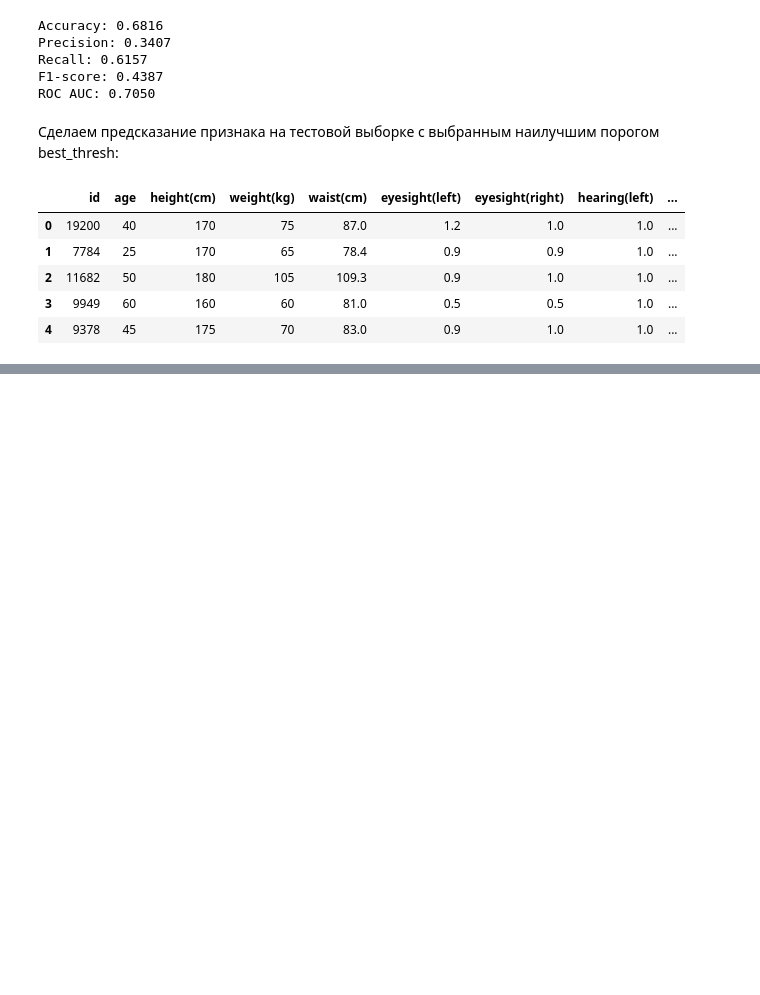
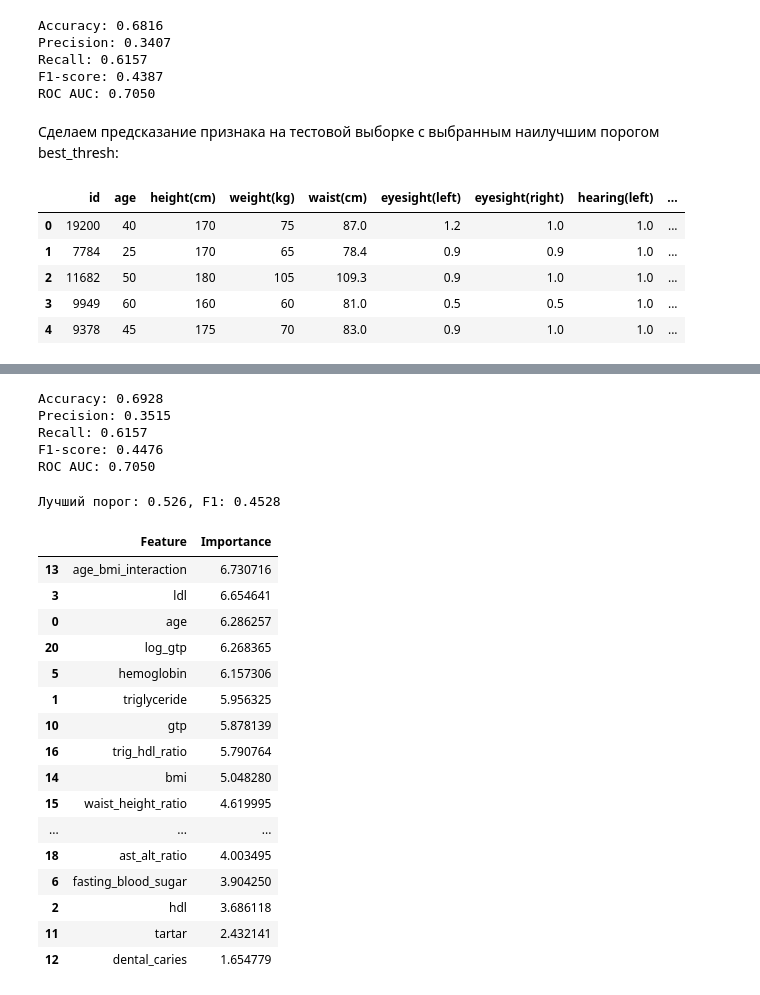
Before and after one commit to vulcan4ik/ds-smokers-research, a Jupyter notebook: ipynb/smokers-eda-catboost.ipynb, the cells around one changed output, grey strips where cells are left out. Cells and saved outputs as stored; diff of their text form; code cells hidden in the pictures; blank space fills up the shorter version.

```diff
--- a/ipynb/smokers-eda-catboost.ipynb
+++ b/ipynb/smokers-eda-catboost.ipynb
@@ -2251,0 +2398,7 @@ test.head(5)
+# %%
+train, val = train_test_split(
+    train_extra_features,
+    train_size=0.75,
+    random_state=42,
+    stratify=train_extra_features["smoking"],
+)
@@ -2251,0 +2564,22 @@ test.head(5)
+# %%
+params = {
+    "iterations": 2000,
+    "learning_rate": 0.0079,
+    "depth": 6,
+    "l2_leaf_reg": 5.0,  # регуляризация
+    "random_strength": 2.0,
+    "bagging_temperature": 0.3,  # лёгкий стохастический бэггинг
+    "border_count": 254,  # тоньше квантизация числовых
+    "auto_class_weights": "Balanced",
+    "verbose": 200,
+    "eval_metric": "AUC",
+    "random_state": 42,
+    "early_stopping_rounds": 200,
+}
+# %%
+train_data = Pool(data=train[X], label=train[y], cat_features=cat_features)
+
+valid_data = Pool(data=val[X], label=val[y], cat_features=cat_features)
+# %%
+model = CatBoostClassifier(**params)
+model.fit(train_data, eval_set=valid_data)
@@ -2251,0 +2604,48 @@ test.head(5)
+# %%
+y_pred = model.predict(val[X])
+print_metrics(val[y], y_pred)
+# %% [output]
+Accuracy: 0.6928
+Precision: 0.3515
+Recall: 0.6157
+F1-score: 0.4476
+ROC AUC: 0.7050
+# %%
+y_score = model.predict_proba(val[X])[:, 1]
+prec, rec, thr = precision_recall_curve(val[y], y_score)
+f1 = 2 * (prec * rec) / (prec + rec + 1e-9)
+best_idx = f1[:-1].argmax()
+
+best_thr = thr[best_idx]
+best_f1 = f1[best_idx]
+print(f"Лучший порог: {best_thr:.3f}, F1: {best_f1:.4f}")
+# %% [output]
+Лучший порог: 0.526, F1: 0.4528
+# %%
+feature_importance_catboost = pd.DataFrame(
+    {
+        "Feature": X,
+        "Importance": model.get_feature_importance(
+            Pool(data=val[X], label=val[y], cat_features=cat_features)
+        ),
+    }
+).sort_values(by="Importance", ascending=False)
+feature_importance_catboost
+# %% [output]
+|  | Feature | Importance |
+| 13 | age_bmi_interaction | 6.730716 |
+| 3 | ldl | 6.654641 |
+| 0 | age | 6.286257 |
+| 20 | log_gtp | 6.268365 |
+| 5 | hemoglobin | 6.157306 |
+| 1 | triglyceride | 5.956325 |
+| 10 | gtp | 5.878139 |
+| 16 | trig_hdl_ratio | 5.790764 |
+| 14 | bmi | 5.048280 |
+| 15 | waist_height_ratio | 4.619995 |
+| ... | ... | ... |
+| 18 | ast_alt_ratio | 4.003495 |
+| 6 | fasting_blood_sugar | 3.904250 |
+| 2 | hdl | 3.686118 |
+| 11 | tartar | 2.432141 |
+| 12 | dental_caries | 1.654779 |
```
Also changed, not shown: parts of 34 cells of this notebook.
